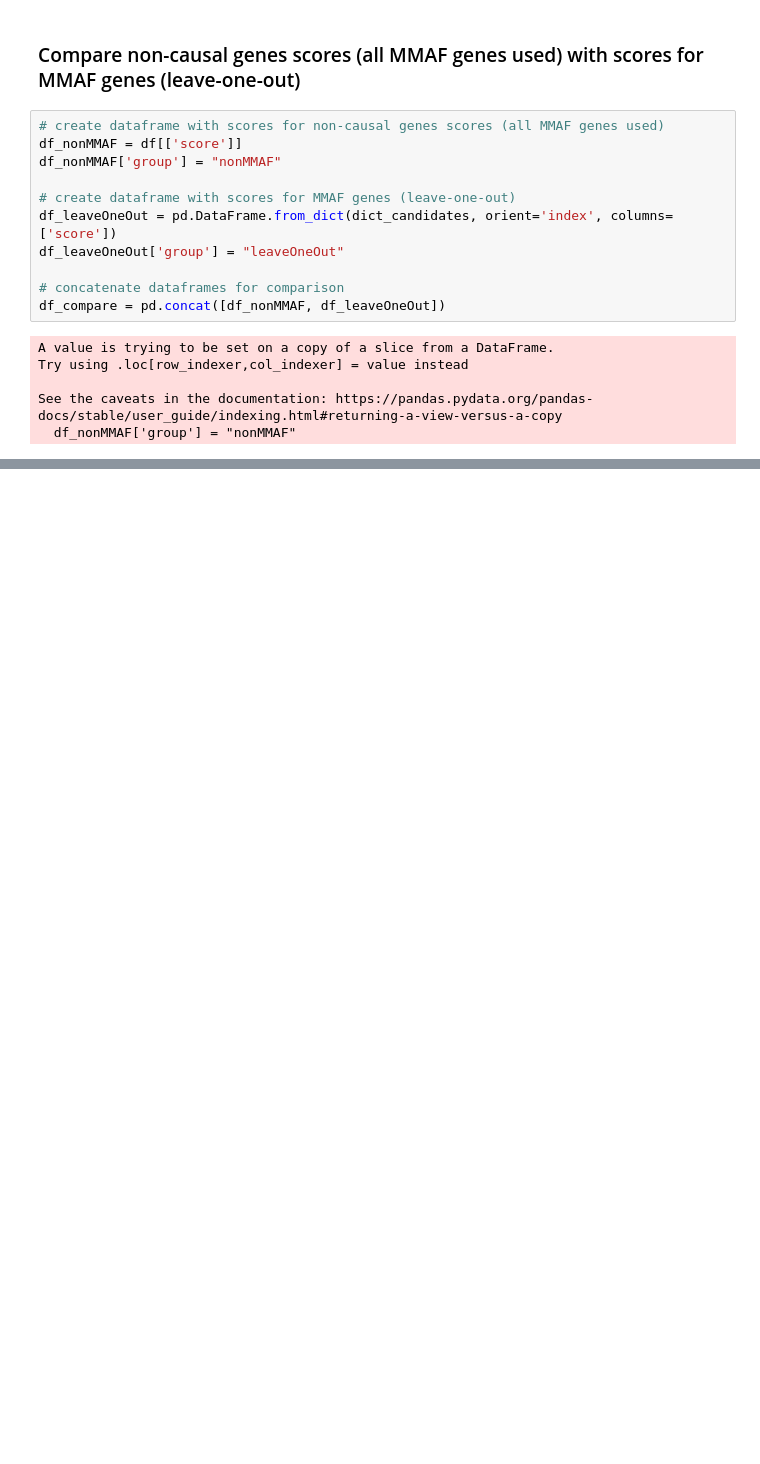
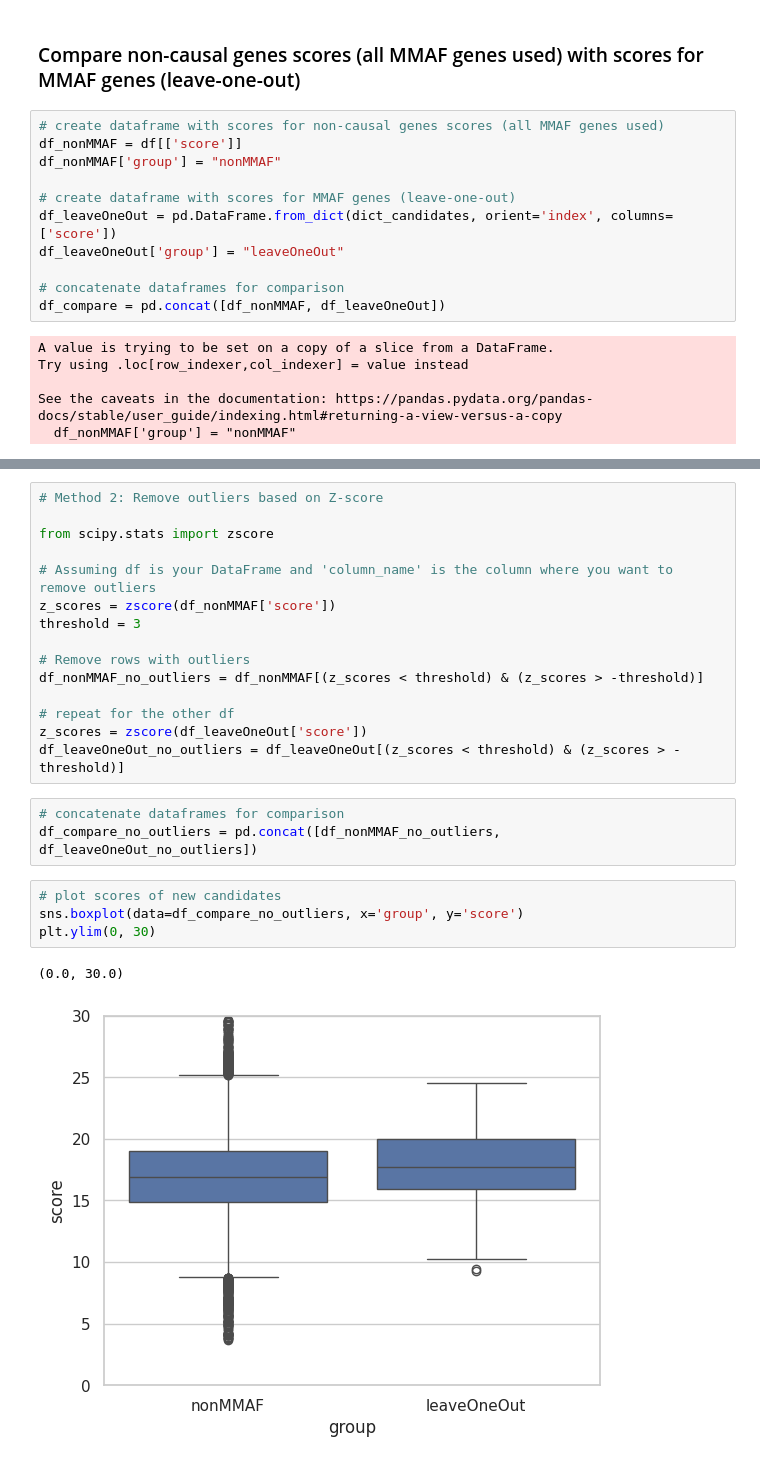
Before and after one commit to jjjk123/grexome-TIMC-Secondary-interactome, a Jupyter notebook: Interactome/test_newCentrality20240213.ipynb, the cells around one changed output, grey strips where cells are left out. Saved outputs shown, nothing was run; the diff lists cells and outputs as text; blank space fills up the shorter version.

```diff
--- a/Interactome/test_newCentrality20240213.ipynb
+++ b/Interactome/test_newCentrality20240213.ipynb
@@ -607,0 +629,25 @@ stat, p_value
+# %%
+# Method 2: Remove outliers based on Z-score
+
+from scipy.stats import zscore
+
+# Assuming df is your DataFrame and 'column_name' is the column where you want to remove outliers
+z_scores = zscore(df_nonMMAF['score'])
+threshold = 3
+
+# Remove rows with outliers
+df_nonMMAF_no_outliers = df_nonMMAF[(z_scores < threshold) & (z_scores > -threshold)]
+
+# repeat for the other df
+z_scores = zscore(df_leaveOneOut['score'])
+df_leaveOneOut_no_outliers = df_leaveOneOut[(z_scores < threshold) & (z_scores > -threshold)]
+# %%
+# concatenate dataframes for comparison
+df_compare_no_outliers = pd.concat([df_nonMMAF_no_outliers, df_leaveOneOut_no_outliers])
+# %%
+# plot scores of new candidates
+sns.boxplot(data=df_compare_no_outliers, x='group', y='score')
+plt.ylim(0, 30)
+# %% [output]
+(0.0, 30.0)
+[figure, added]
```
Also changed, not shown: parts of 17 cells of this notebook.
